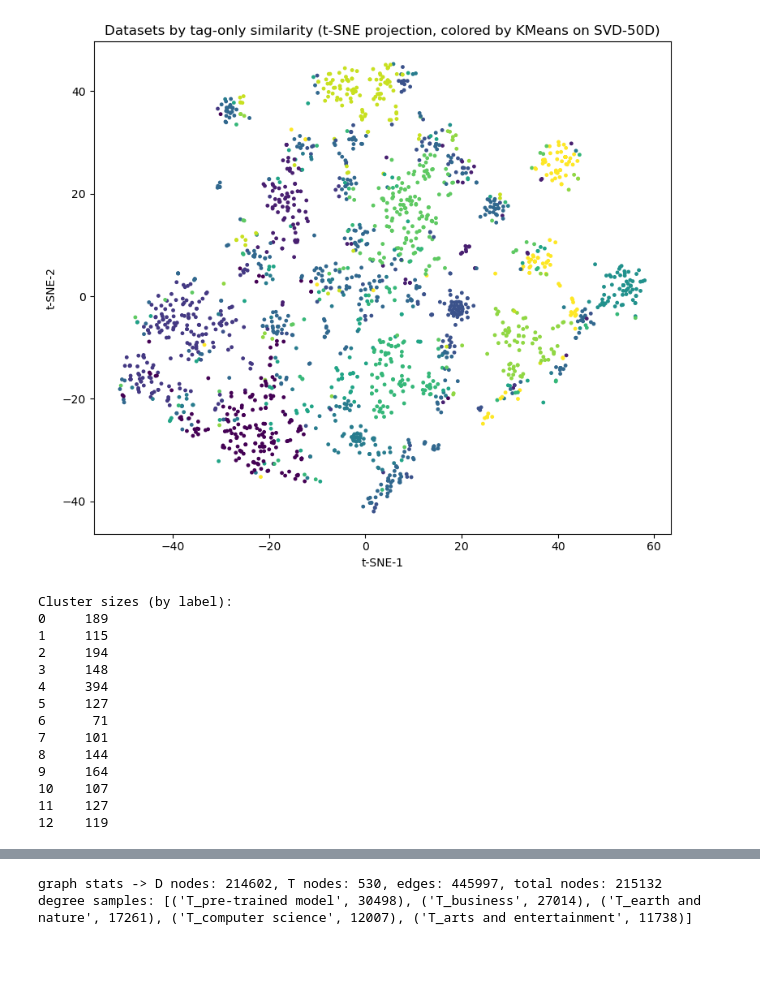
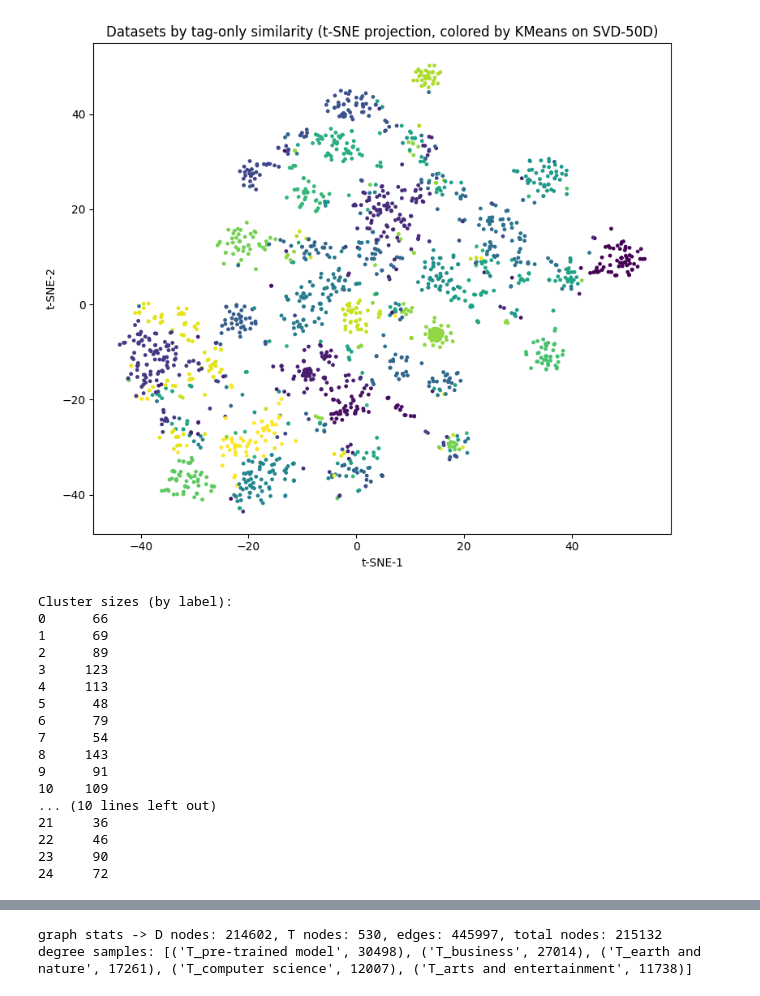
Before and after one commit to teikoyo/recsys, a Jupyter notebook: experiment1/analyze.ipynb, the cells around one changed output, grey strips where cells are left out. Saved outputs shown, nothing was run; the diff lists cells and outputs as text; code cells hidden in the pictures; blank space fills up the shorter version.

```diff
--- a/experiment1/analyze.ipynb
+++ b/experiment1/analyze.ipynb
@@ -571,46 +576,50 @@ X = vec.fit_transform(df["tag_list"])   # 稀疏 TF-IDF（默认 L2 归一）
 
 # 5) SVD 降到 50 维（作为聚类与 t-SNE 的上游表示）
 svd = TruncatedSVD(n_components=50, random_state=42)
 Z = svd.fit_transform(X)                                   # (n, 50)
 Z = Z / (np.linalg.norm(Z, axis=1, keepdims=True) + 1e-12) # 行向量 L2 归一
 Z32 = Z.astype(np.float32, copy=False)                     # 某些 TSNE 版本对 float32 更稳
 
 # 6) 在 50 维空间做 KMeans 聚类（不要在 t-SNE 的 2D 上聚类）
-K = int(max(5, min(25, (len(df) // 150) or 5)))            # 简单经验：样本越多 K 稍大
+# K = int(max(5, min(25, (len(df) // 150) or 5)))            # 简单经验：样本越多 K 稍大
+K = 25
 kmeans = KMeans(n_clusters=K, n_init=10, random_state=42)
 labels = kmeans.fit_predict(Z)
 
 # 7) t-SNE 到 2D（兼容老版本写法：不传 n_iter/metric/learning_rate="auto"）
 n = len(df)
 perp = int(max(5, min(50, (n - 1) // 3, max(5, n // 40)))) # perplexity 合法且随 n 自适应
 tsne = TSNE(n_components=2, perplexity=perp, learning_rate=200, init="pca", random_state=42)
 Y = tsne.fit_transform(Z32)                                 # (n, 2)
 
 # 8) 绘图：按聚簇上色（使用 matplotlib 默认颜色，不手动指定）
 plt.figure(figsize=(8, 7))
 plt.scatter(Y[:, 0], Y[:, 1], s=6, c=labels)               # c=labels → 不同簇不同色
 plt.title("Datasets by tag-only similarity (t-SNE projection, colored by KMeans on SVD-50D)")
 plt.xlabel("t-SNE-1"); plt.ylabel("t-SNE-2")
 plt.tight_layout()
 plt.show()
 
 # （可选）输出每个簇的规模，便于了解簇的大小分布
 cluster_sizes = pd.Series(labels).value_counts().sort_index()
 print("Cluster sizes (by label):")
 print(cluster_sizes.to_string())
 # %% [output]
-[figure, old version]
+[figure, new version]
 Cluster sizes (by label):
-0     189
-1     115
-2     194
-3     148
-4     394
-5     127
-6      71
-7     101
-8     144
-9     164
-10    107
-11    127
-12    119
+0      66
+1      69
+2      89
+3     123
+4     113
+5      48
+6      79
+7      54
+8     143
+9      91
+10    109
+... (10 lines left out)
+21     36
+22     46
+23     90
+24     72
```
Also changed, not shown: parts of 7 cells of this notebook.
